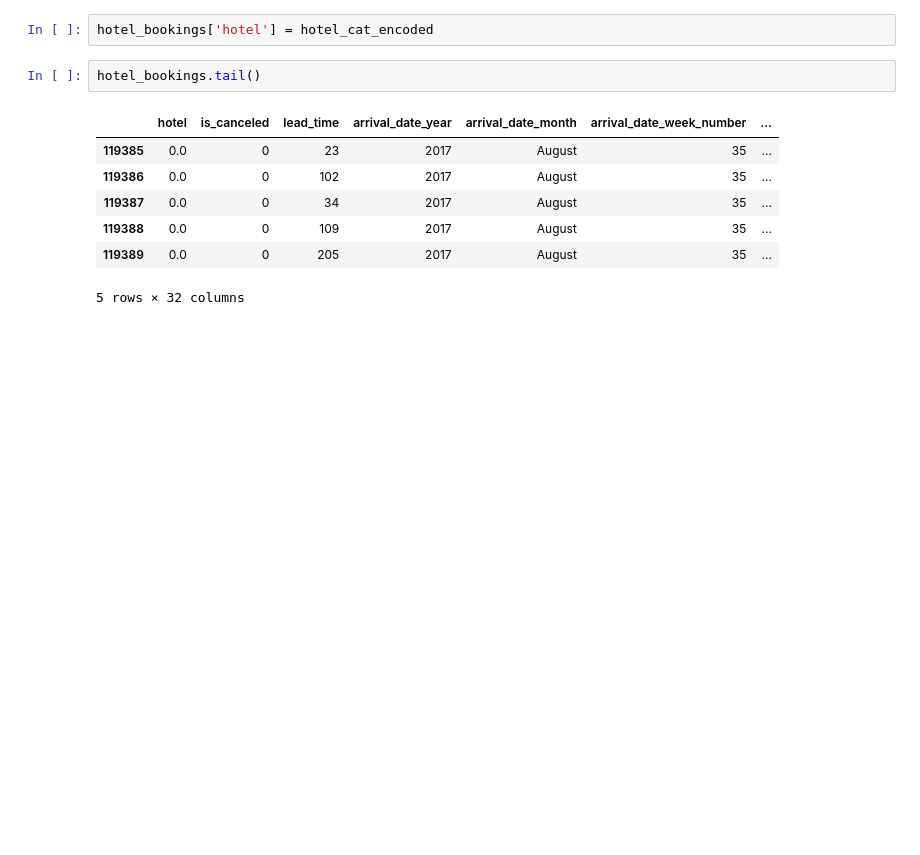
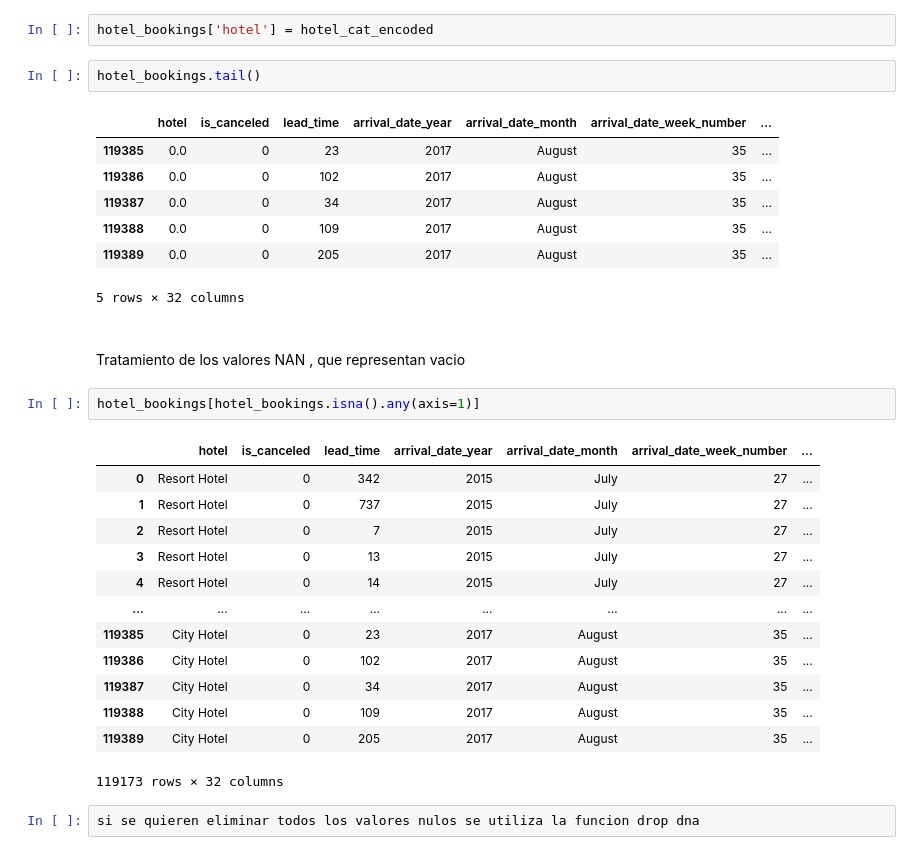
Before and after one commit to erickc80/tec_aprendizaje_automatico, a Jupyter notebook: Tarea-2/Tarea-2.ipynb, the cells around one changed output. Cells and saved outputs as stored; diff of their text form; blank space fills up the shorter version.

```diff
--- a/Tarea-2/Tarea-2.ipynb
+++ b/Tarea-2/Tarea-2.ipynb
@@ -184,3 +184,24 @@ hotel_bookings.tail()
 | 119388 | 0.0 | 0 | 109 | 2017 | August | 35 | ... |
 | 119389 | 0.0 | 0 | 205 | 2017 | August | 35 | ... |
 5 rows × 32 columns
+# %% [markdown]
+####
+Tratamiento de los valores NAN , que representan vacio
+# %%
+hotel_bookings[hotel_bookings.isna().any(axis=1)]
+# %% [output]
+|  | hotel | is_canceled | lead_time | arrival_date_year | arrival_date_month | arrival_date_week_number | ... |
+| 0 | Resort Hotel | 0 | 342 | 2015 | July | 27 | ... |
+| 1 | Resort Hotel | 0 | 737 | 2015 | July | 27 | ... |
+| 2 | Resort Hotel | 0 | 7 | 2015 | July | 27 | ... |
+| 3 | Resort Hotel | 0 | 13 | 2015 | July | 27 | ... |
+| 4 | Resort Hotel | 0 | 14 | 2015 | July | 27 | ... |
+| ... | ... | ... | ... | ... | ... | ... | ... |
+| 119385 | City Hotel | 0 | 23 | 2017 | August | 35 | ... |
+| 119386 | City Hotel | 0 | 102 | 2017 | August | 35 | ... |
+| 119387 | City Hotel | 0 | 34 | 2017 | August | 35 | ... |
+| 119388 | City Hotel | 0 | 109 | 2017 | August | 35 | ... |
+| 119389 | City Hotel | 0 | 205 | 2017 | August | 35 | ... |
+119173 rows × 32 columns
+# %%
+si se quieren eliminar todos los valores nulos se utiliza la funcion drop dna
```
Also changed, not shown: parts of 2 cells of this notebook.
